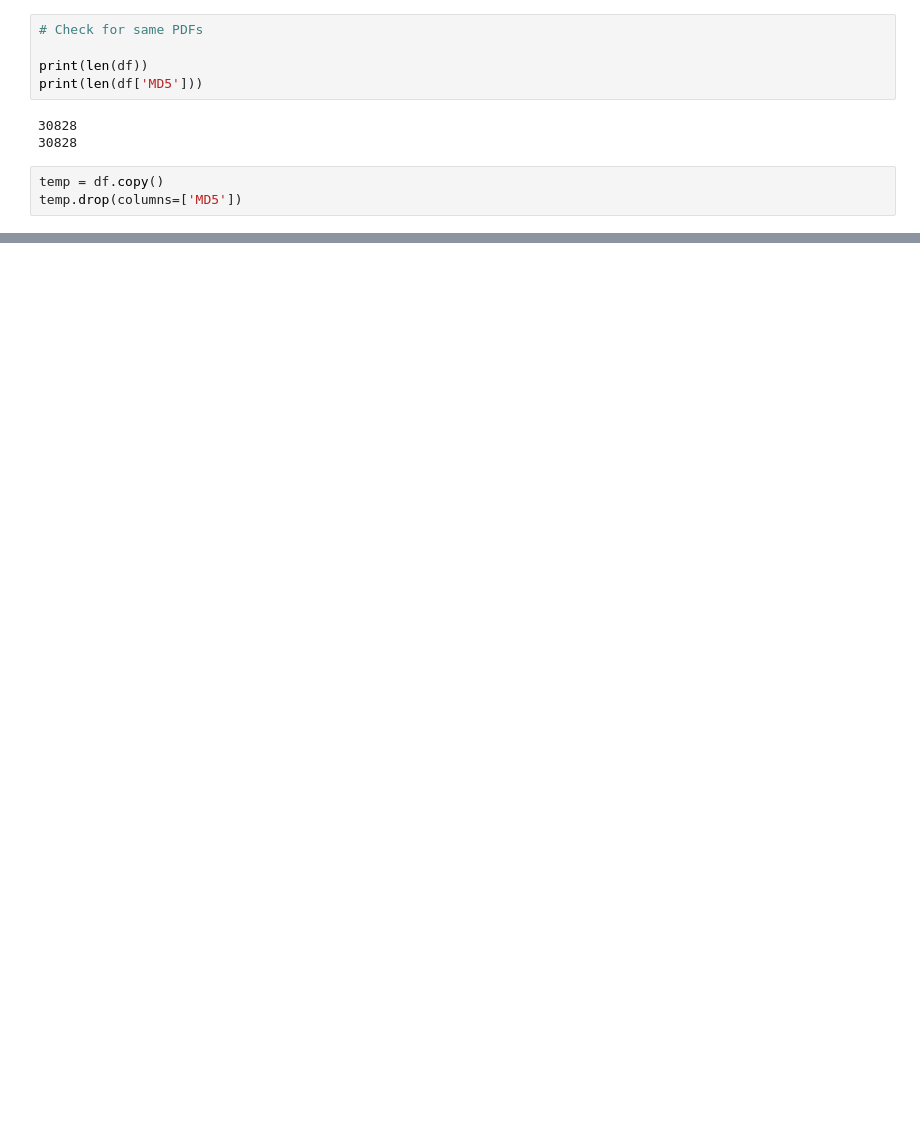
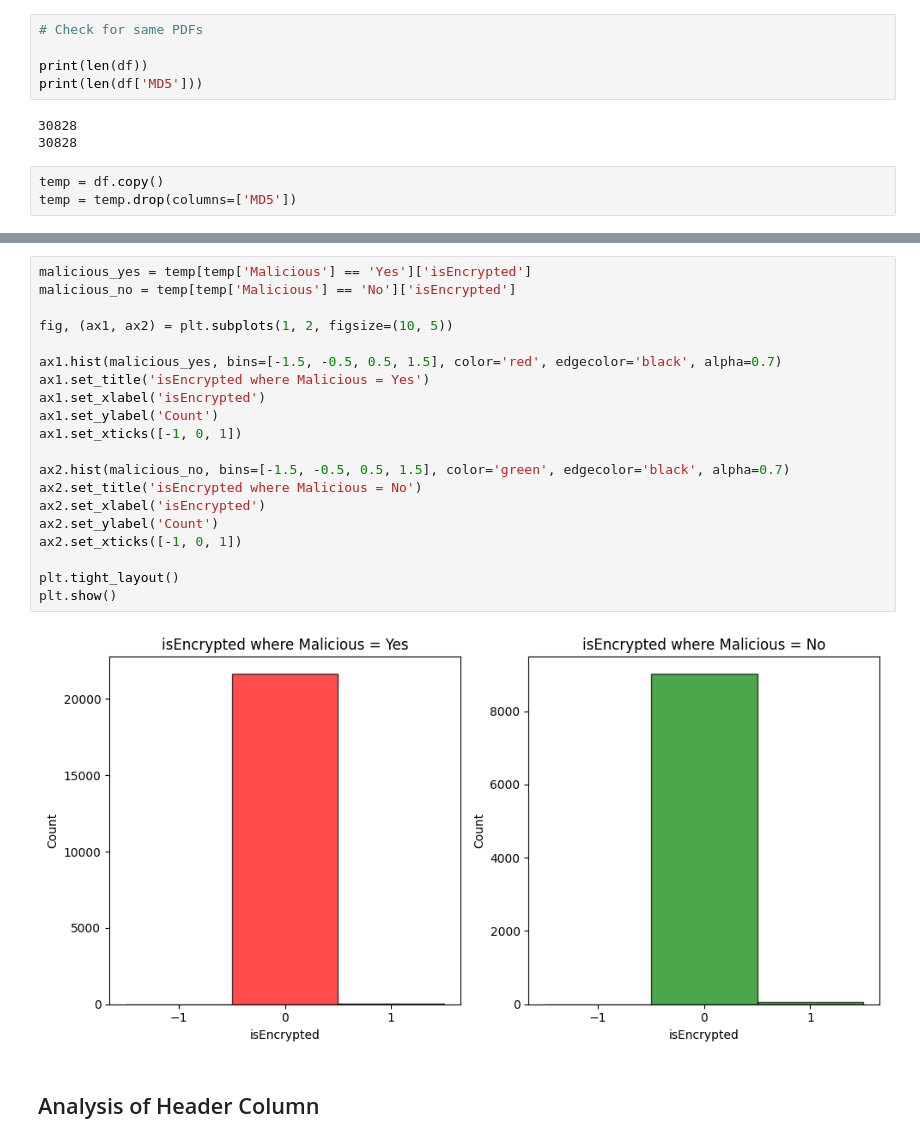
Before and after one commit to HimanS1708/CS658_Project, a Jupyter notebook: Analysis/main.ipynb, the cells around one changed output, grey strips where cells are left out. Saved outputs shown, nothing was run; the diff lists cells and outputs as text; blank space fills up the shorter version.

```diff
--- a/Analysis/main.ipynb
+++ b/Analysis/main.ipynb
@@ -28,4 +29,4 @@ print(len(df['MD5']))
 30828
 # %%
 temp = df.copy()
-temp.drop(columns=['MD5'])
+temp = temp.drop(columns=['MD5'])
@@ -45,0 +82,24 @@ temp.drop(columns=['MD5'])
+# %%
+malicious_yes = temp[temp['Malicious'] == 'Yes']['isEncrypted']
+malicious_no = temp[temp['Malicious'] == 'No']['isEncrypted']
+
+fig, (ax1, ax2) = plt.subplots(1, 2, figsize=(10, 5))
+
+ax1.hist(malicious_yes, bins=[-1.5, -0.5, 0.5, 1.5], color='red', edgecolor='black', alpha=0.7)
+ax1.set_title('isEncrypted where Malicious = Yes')
+ax1.set_xlabel('isEncrypted')
+ax1.set_ylabel('Count')
+ax1.set_xticks([-1, 0, 1])
+
+ax2.hist(malicious_no, bins=[-1.5, -0.5, 0.5, 1.5], color='green', edgecolor='black', alpha=0.7)
+ax2.set_title('isEncrypted where Malicious = No')
+ax2.set_xlabel('isEncrypted')
+ax2.set_ylabel('Count')
+ax2.set_xticks([-1, 0, 1])
+
+plt.tight_layout()
+plt.show()
+# %% [output]
+[figure, added]
+# %% [markdown]
+## Analysis of Header Column
```
Also changed, not shown: parts of 16 cells of this notebook, 16 other files.
